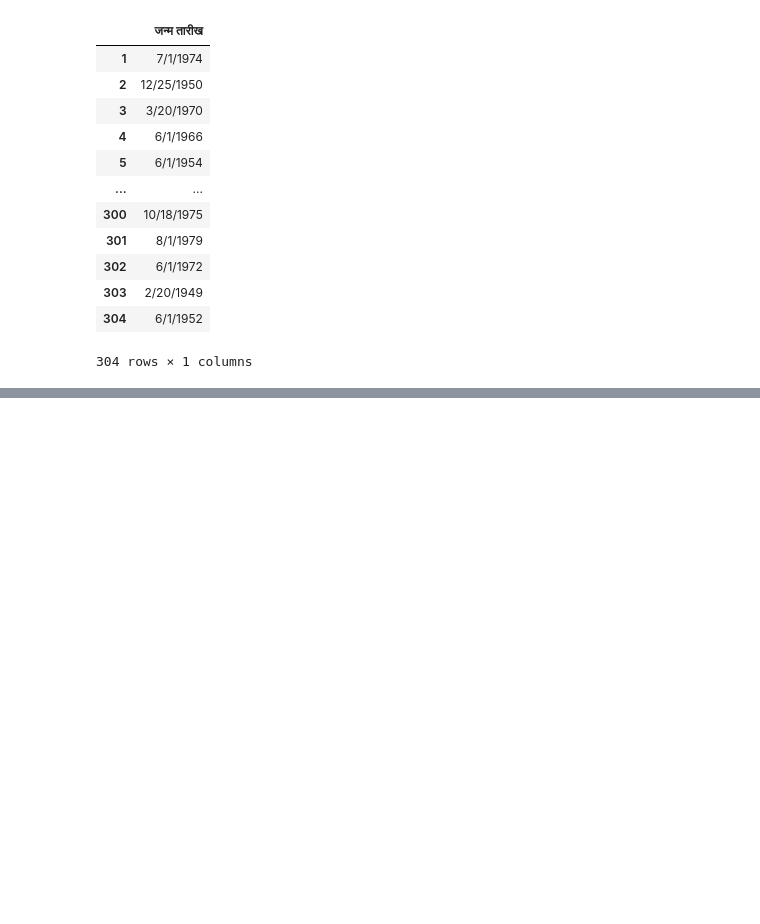
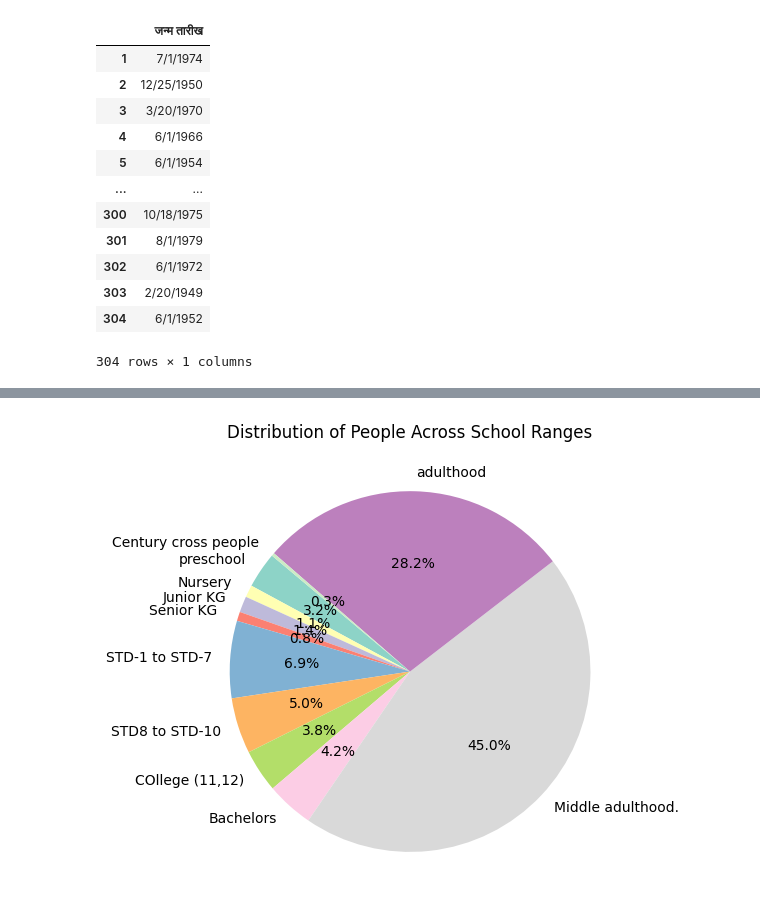
Before and after one commit to prathmeshpatil98/Village_Analysis_project, a Jupyter notebook: new.ipynb, the cells around one changed output, grey strips where cells are left out. Cells and saved outputs as stored; diff of their text form; code cells hidden in the pictures; blank space fills up the shorter version.

```diff
--- a/new.ipynb
+++ b/new.ipynb
@@ -101,0 +202,27 @@ IndexError: single positional indexer is out-of-bounds
+# %%
+
+school_ranges = {
+    'preschool': 47,
+    'Nursery': 16,
+    'Junior KG': 21,
+    'Senior KG ': 12,
+    'STD-1 to STD-7': 101,
+    'STD8 to STD-10': 73,
+    'COllege (11,12)': 56,
+    'Bachelors': 62,
+    'Middle adulthood.': 657,
+    'adulthood': 411,
+    'Century cross people': 4,
+}
+
+age_groups = list(school_ranges.keys())
+age_counts = list(school_ranges.values())
+explode = (0.01, 0.01, 0)
+plt.figure(figsize=(6, 8))
+plt.pie(age_counts, labels=age_groups, autopct='%1.1f%%', startangle=140, colors=plt.cm.Set3.colors)
+plt.title('Distribution of People Across School Ranges')
+plt.tight_layout()
+
+plt.show()
+# %% [output]
+[figure, added]
```
Also changed, not shown: parts of 8 cells of this notebook, 2 other files.
